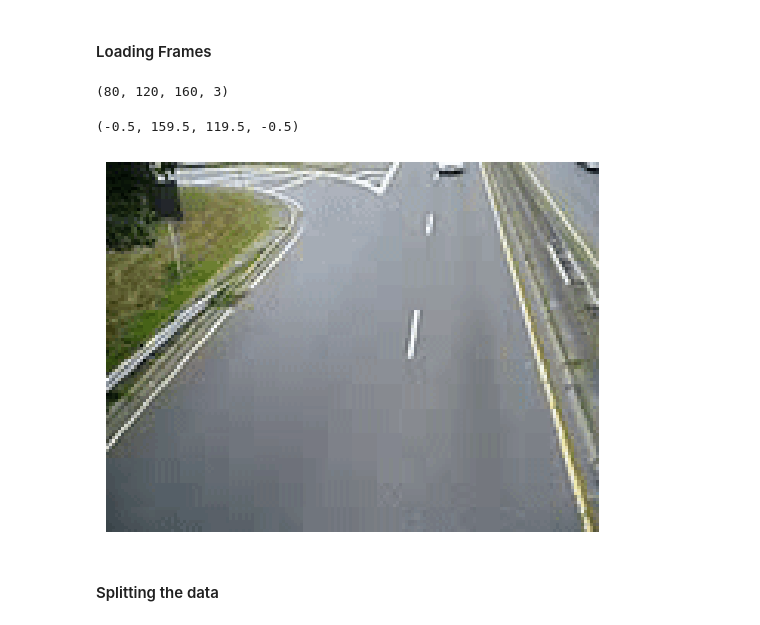
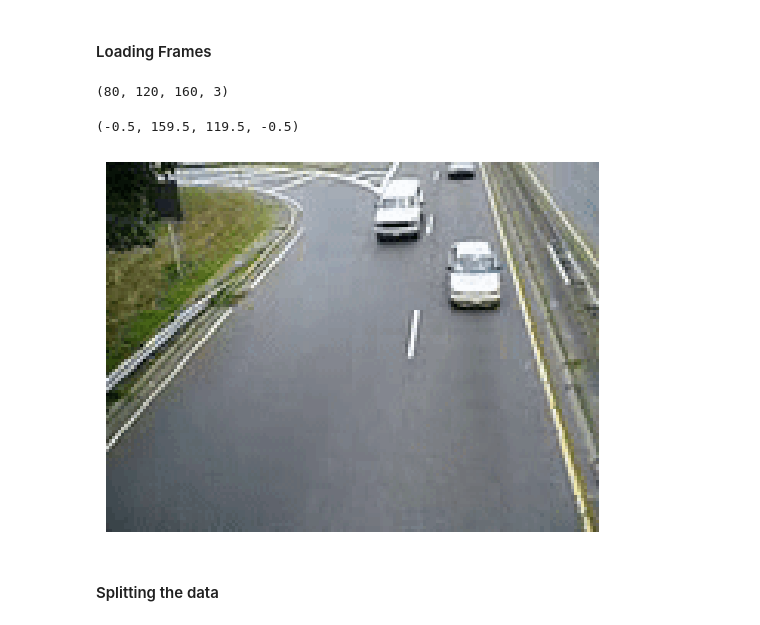
Before and after one commit to oops-moment/SMAI-SEM6, a Jupyter notebook: rollnumber_A2/rollnumber_A2_Q2/Q2.ipynb, the cells around one changed output. Drawn from its saved outputs; the diff is of its cells as text; code cells hidden in the pictures.

```diff
--- a/rollnumber_A2/rollnumber_A2_Q2/Q2.ipynb
+++ b/rollnumber_A2/rollnumber_A2_Q2/Q2.ipynb
@@ -162,29 +162,29 @@ CompletedProcess(args='C:\\ffmpeg\\ffmpeg.exe -i "./videos/traffic.gif" "./frame
 # %%
 import glob
 import cv2
 
 frames = []
 
 for file_path in sorted(glob.glob(f'{frames_path}/*.png', recursive = False)):
     img = cv2.imread(file_path)
     img = cv2.cvtColor(img, cv2.COLOR_BGR2RGB)
 
     img = np.asarray(img, dtype=np.float64)
     img /= 255.0
 
     frames.append(img)
 
 frames = np.asarray(frames, dtype=np.float64)
 print(frames.shape)
 
 # plot any one image say frames[0] it has dimennsion (120, 160, 3)
 
-plt.imshow(frames[0])
+plt.imshow(frames[20])
 plt.axis('off')
 # %% [output]
 (80, 120, 160, 3)
 (-0.5, 159.5, 119.5, -0.5)
-[figure, old version]
+[figure, new version]
 # %% [markdown]
 #### Splitting the data
 # %%
```
Also changed, not shown: parts of 4 cells of this notebook.
